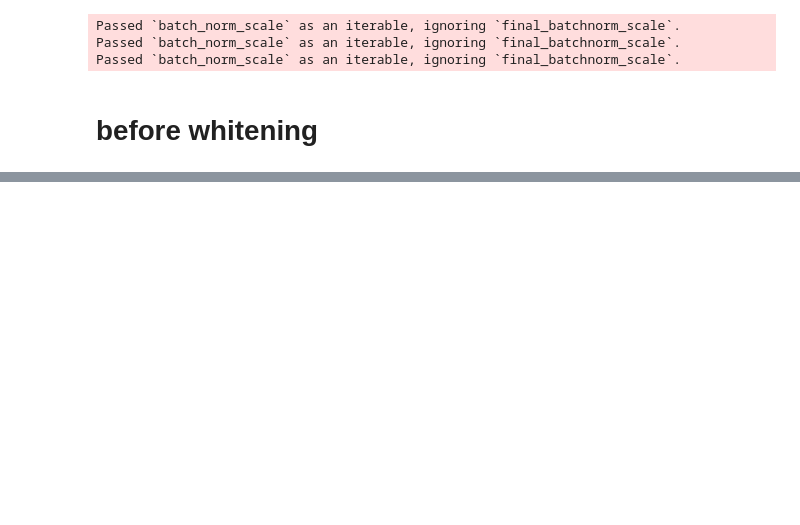
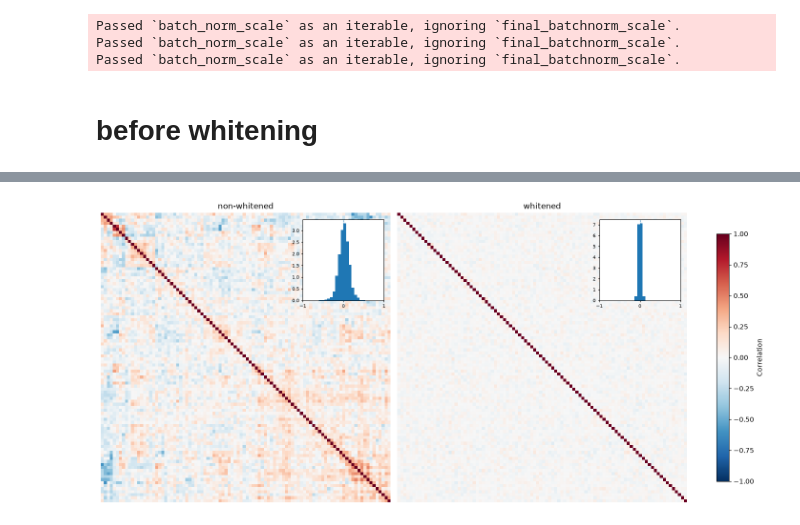
Before and after one commit to NathanSoeding/sensorium, a Jupyter notebook: analysis/paper_plots.ipynb, the cells around one changed output, grey strips where cells are left out. Drawn from its saved outputs; the diff is of its cells as text; code cells hidden in the pictures; blank space fills up the shorter version.

```diff
--- a/analysis/paper_plots.ipynb
+++ b/analysis/paper_plots.ipynb
@@ -111,0 +262,10 @@ plt.imshow(after_cov)
+# %%
+fig, axes = plot_corr_matrices(
+    val_cor,
+    white_cor,
+    labels=None,
+    titles=('non-whitened', 'whitened'),
+)
+plt.show()
+# %% [output]
+[figure, added]
```
Also changed, not shown: parts of 12 cells of this notebook, 2 other files.
